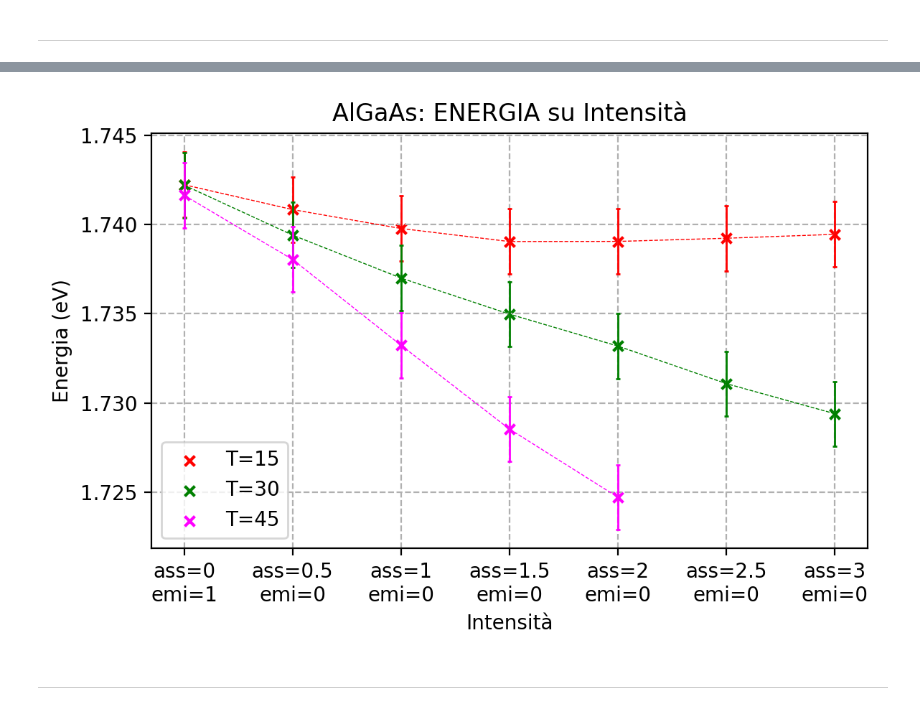
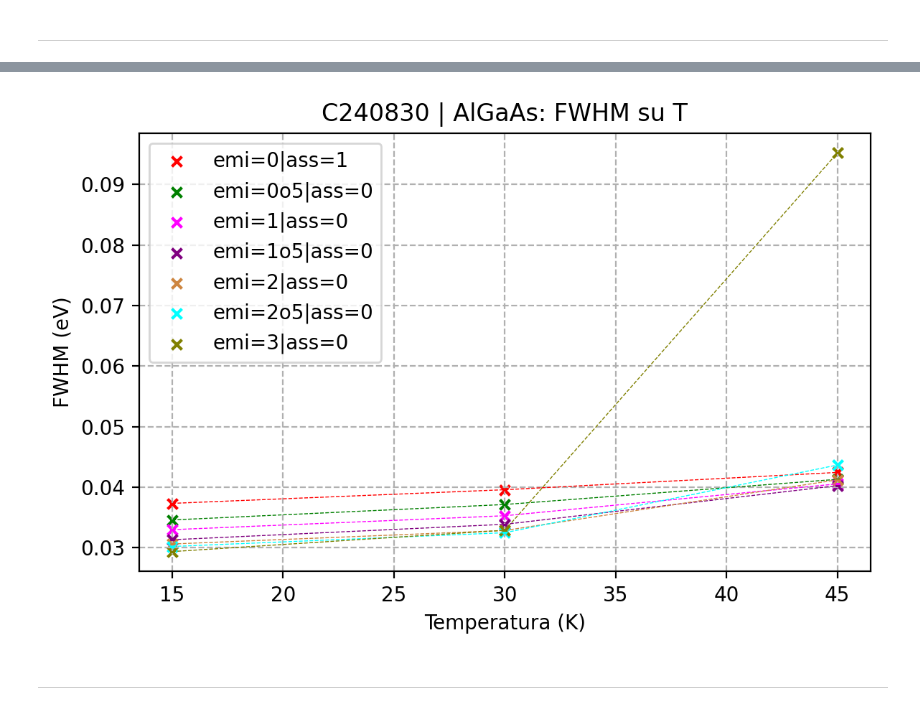
Before and after one commit to zosojack/lab-ss, a Jupyter notebook: QM2/Analisi/ANALISI_C240830.ipynb, the cells around one changed output, grey strips where cells are left out. Saved outputs shown, nothing was run; the diff lists cells and outputs as text; code cells hidden in the pictures.

```diff
--- a/QM2/Analisi/ANALISI_C240830.ipynb
+++ b/QM2/Analisi/ANALISI_C240830.ipynb
@@ -171,6 +190,6 @@ plot_su_T(picchi_2_ev, 'mu', col=col, materiale='GaAs')
 # %%
-plot_su_int(picchi_1_ev, 'mu', col=col, materiale='AlGaAs', arr_temperatura=[15,30,45])
+plot_su_T(picchi_1_ev, 'fwhm', col=col, materiale='AlGaAs', campione='C240830')
 # %% [output]
-[figure, old version]
+[figure, new version]
 # %% [markdown]
 <hr style="height: 2px; background: repeating-linear-gradient(to right, black, black 5px, transparent 5px, transparent 10px); border: none;">
```
Also changed, not shown: parts of 69 cells of this notebook, 3 other files.
